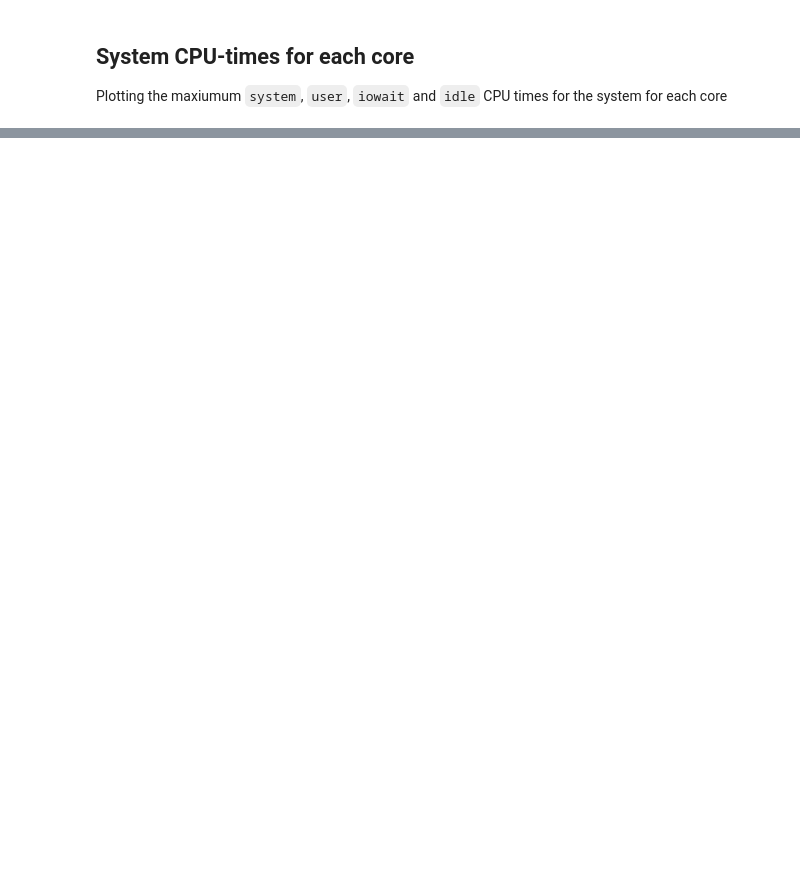
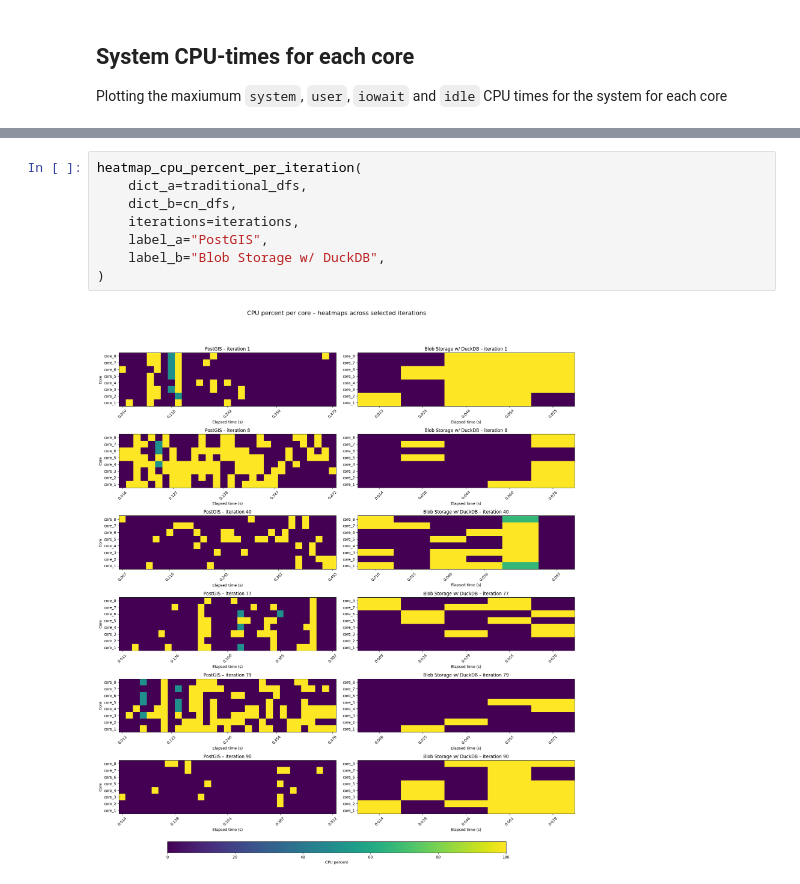
Before and after one commit to kartAI/doppa-analytics, a Jupyter notebook: 01-db-scan.ipynb, the cells around one changed output, grey strips where cells are left out. Saved outputs shown, nothing was run; the diff lists cells and outputs as text; blank space fills up the shorter version.

Commit message:
#7 Added CPU perecent heatmaps

```diff
--- a/01-db-scan.ipynb
+++ b/01-db-scan.ipynb
@@ -250,0 +250,10 @@ plot_barchart_per_core(
+# %%
+heatmap_cpu_percent_per_iteration(
+    dict_a=traditional_dfs,
+    dict_b=cn_dfs,
+    iterations=iterations,
+    label_a="PostGIS",
+    label_b="Blob Storage w/ DuckDB",
+)
+# %% [output]
+[figure, added]
```
Also changed, not shown: parts of 13 cells of this notebook, 1 other file.
